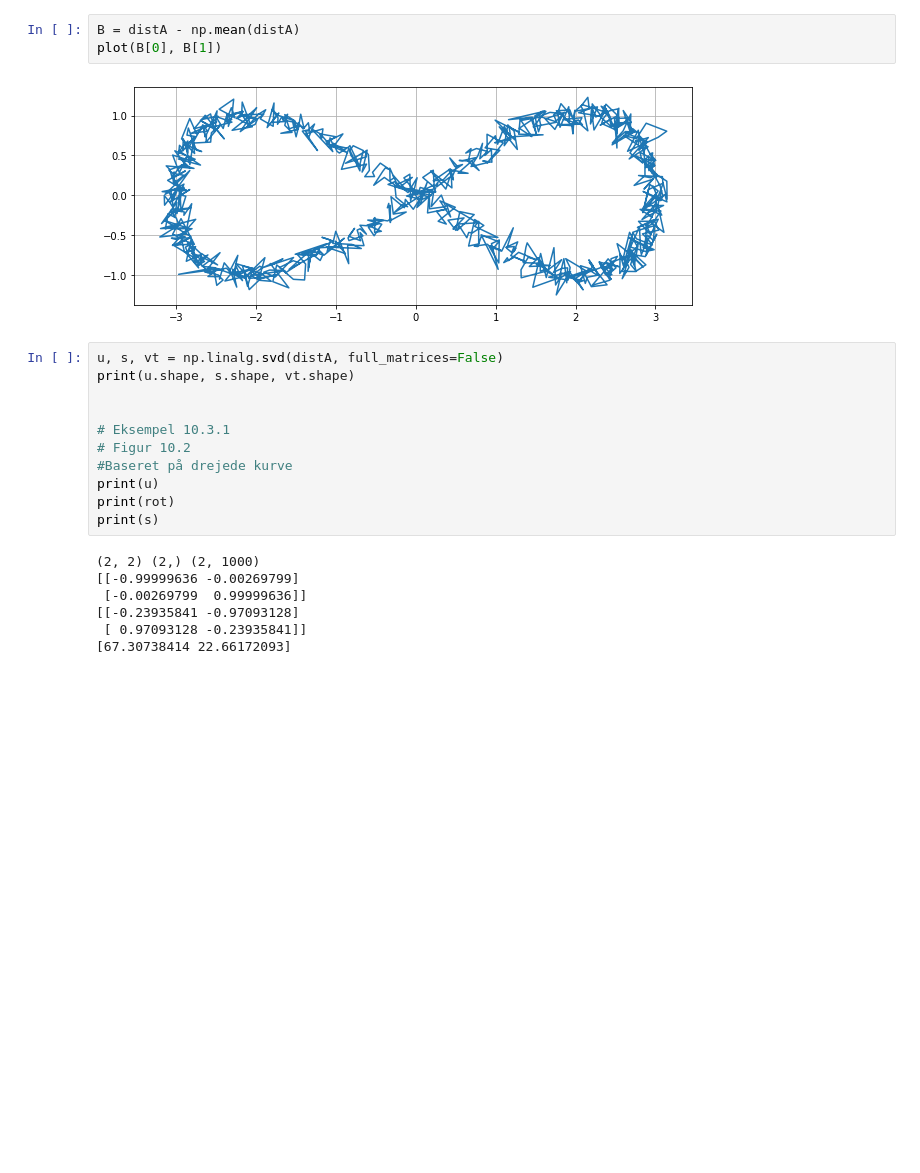
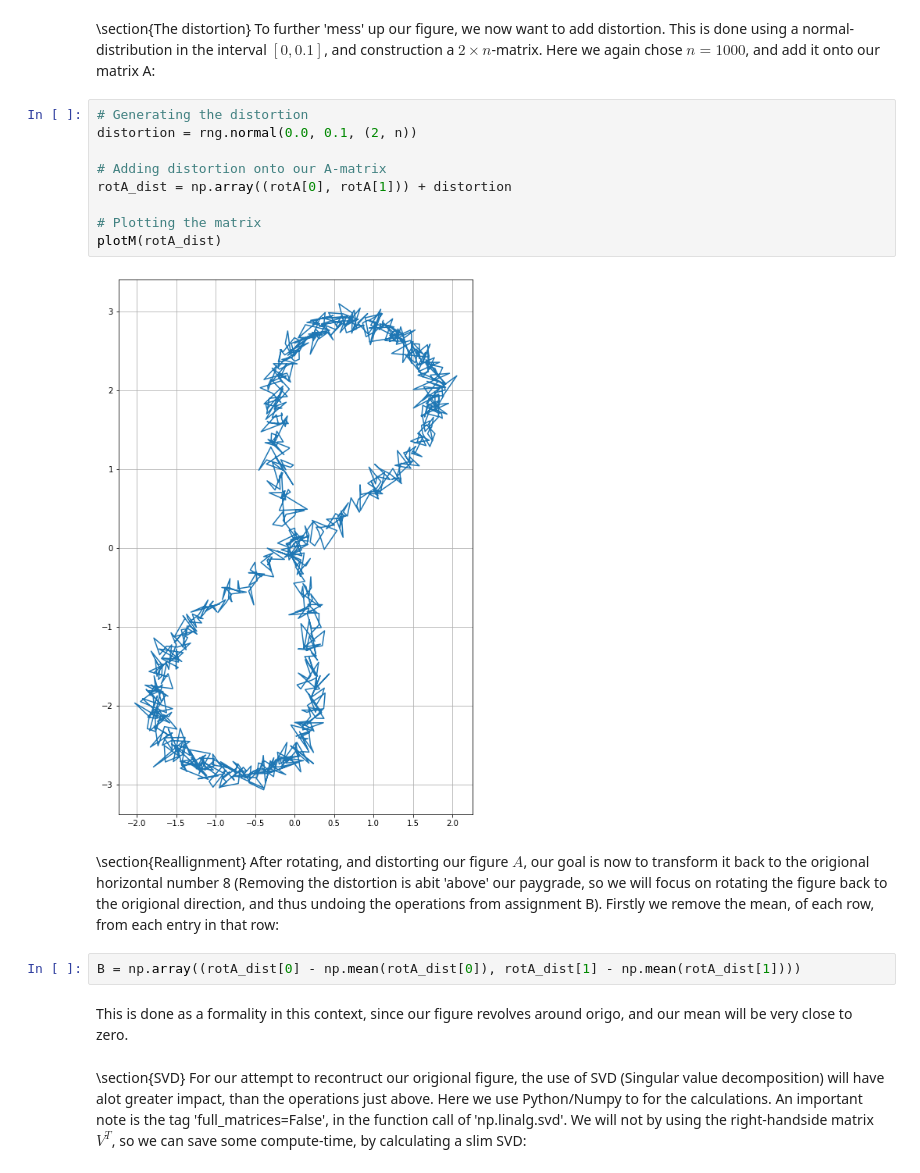
Before and after one commit to Amstrups/NLA-Folder, a Jupyter notebook: NLA-Handins/Handin5.ipynb, the cells around one changed output. Cells and saved outputs as stored; diff of their text form; blank space fills up the shorter version.

```diff
--- a/NLA-Handins/Handin5.ipynb
+++ b/NLA-Handins/Handin5.ipynb
@@ -95,23 +95,25 @@ plot(xy1T[0], xy1T[1])
-# %%
-B = distA - np.mean(distA)
-plot(B[0], B[1])
-# %% [output]
-[figure, removed]
-# %%
-u, s, vt = np.linalg.svd(distA, full_matrices=False)
-print(u.shape, s.shape, vt.shape)
-
-
-# Eksempel 10.3.1
-# Figur 10.2
-#Baseret på drejede kurve
-print(u)
-print(rot)
-print(s)
-# %% [output]
-(2, 2) (2,) (2, 1000)
-[[-0.99999636 -0.00269799]
- [-0.00269799  0.99999636]]
-[[-0.23935841 -0.97093128]
- [ 0.97093128 -0.23935841]]
-[67.30738414 22.66172093]
+# %% [markdown]
+\section{The distortion}
+To further 'mess' up our figure, we now want to add distortion. This is done using a normal-distribution in the interval $[0,0.1]$, and construction a $2\times n$-matrix. Here we again chose $n=1000$, and add it onto our matrix A:
+# %%
+# Generating the distortion
+distortion = rng.normal(0.0, 0.1, (2, n))
+
+# Adding distortion onto our A-matrix
+rotA_dist = np.array((rotA[0], rotA[1])) + distortion
+
+# Plotting the matrix
+plotM(rotA_dist)
+# %% [output]
+[figure, added]
+# %% [markdown]
+\section{Reallignment}
+After rotating, and distorting our figure $A$, our goal is now to transform it back to the origional horizontal number 8 (Removing the distortion is abit 'above' our paygrade, so we will focus on rotating the figure back to the origional direction, and thus undoing the operations from assignment B).
+Firstly we remove the mean, of each row, from each entry in that row:
+# %%
+B = np.array((rotA_dist[0] - np.mean(rotA_dist[0]), rotA_dist[1] - np.mean(rotA_dist[1])))
+# %% [markdown]
+This is done as a formality in this context, since our figure revolves around origo, and our mean will be very close to zero.
+# %% [markdown]
+\section{SVD}
+For our attempt to recontruct our origional figure, the use of SVD (Singular value decomposition) will have alot greater impact, than the operations just above. Here we use Python/Numpy to for the calculations. An important note is the tag 'full_matrices=False', in the function call of 'np.linalg.svd'. We will not by using the right-handside matrix $V^T$, so we can save some compute-time, by calculating a slim SVD:
```
Also changed, not shown: parts of 15 cells of this notebook, 13 other files.
